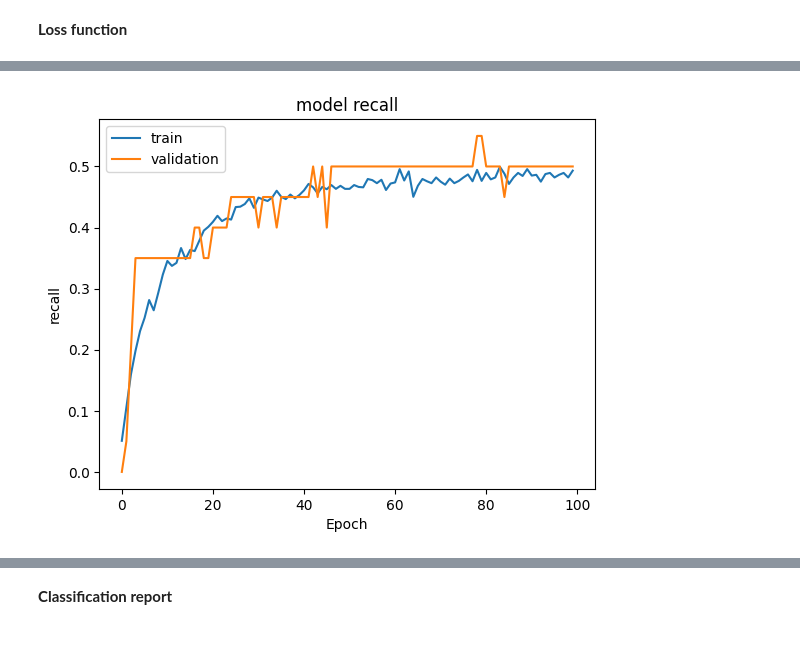
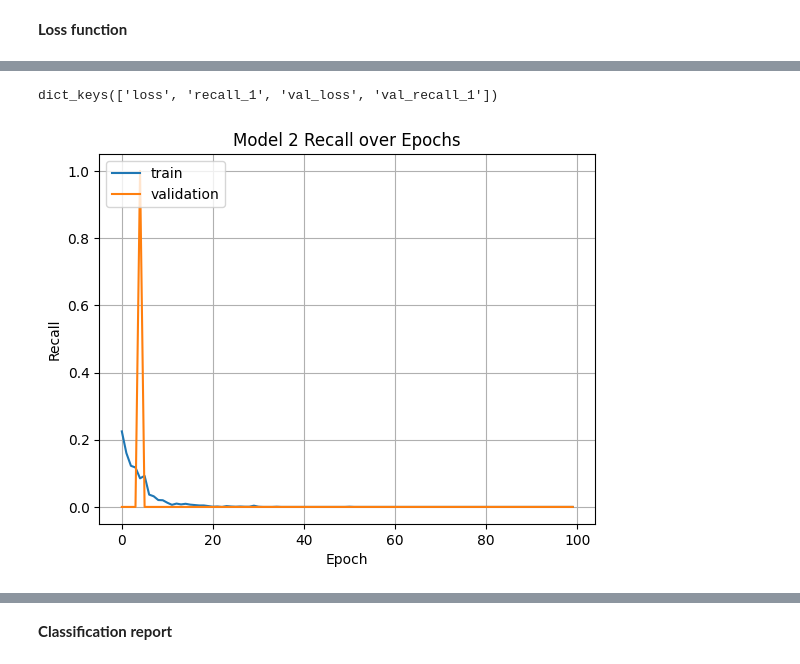
Before and after one commit to kurchania/Bank_Churn_Prediction_Low_code, a Jupyter notebook: Bank_Churn_Prediction_Low_code.ipynb, the cells around one changed output, grey strips where cells are left out. Saved outputs shown, nothing was run; the diff lists cells and outputs as text; code cells hidden in the pictures.

```diff
--- a/Bank_Churn_Prediction_Low_code.ipynb
+++ b/Bank_Churn_Prediction_Low_code.ipynb
@@ -1444,7 +1630,14 @@ metric = keras.metrics.Recall()
 # metric = keras.metrics.F1Score()
 # %%
 ## Complete the code to compile the model with binary cross entropy as loss function and recall as the metric.
-model_2.compile(loss='binary_crossentropy',optimizer=optimizer,metrics=[metric])
+#model_2.compile(loss='binary_crossentropy',optimizer=optimizer,metrics=[metric])
+#model_2.compile(loss='binary_crossentropy',optimizer=optimizer,metrics=[metric])
+# ... other imports and code ...
+
+
+model_2.compile(loss='binary_crossentropy',
+              optimizer=optimizer,
+              metrics=['accuracy', keras.metrics.Recall()])  # Include 'recall' here
 # %%
 # Summary of the model
 model_2.summary()
@@ -1515,11 +1756,16 @@ From the above plot, we can observe that the train and validation curves are hav
+# %%
+print(history_2.history.keys())
+# %% [output]
+dict_keys(['loss', 'recall_1', 'val_loss', 'val_recall_1'])
 # %%
-#Plotting Train recall vs Validation recall
-plt.plot(history_2.history['recall'])
-plt.plot(history_2.history['val_recall'])
-plt.title('model recall')
-plt.ylabel('recall')
+# ✅ Plotting Train Recall vs Validation Recall with correct keys
+plt.plot(history_2.history['recall_1'], label='train')
+plt.plot(history_2.history['val_recall_1'], label='validation')
+plt.title('Model 2 Recall over Epochs')
+plt.ylabel('Recall')
 plt.xlabel('Epoch')
-plt.legend(['train', 'validation'], loc='upper left')
+plt.legend(loc='upper left')
+plt.grid(True)
 plt.show()
 # %% [output]
-[figure, old version]
+[figure, new version]
```
Also changed, not shown: parts of 113 cells of this notebook.
